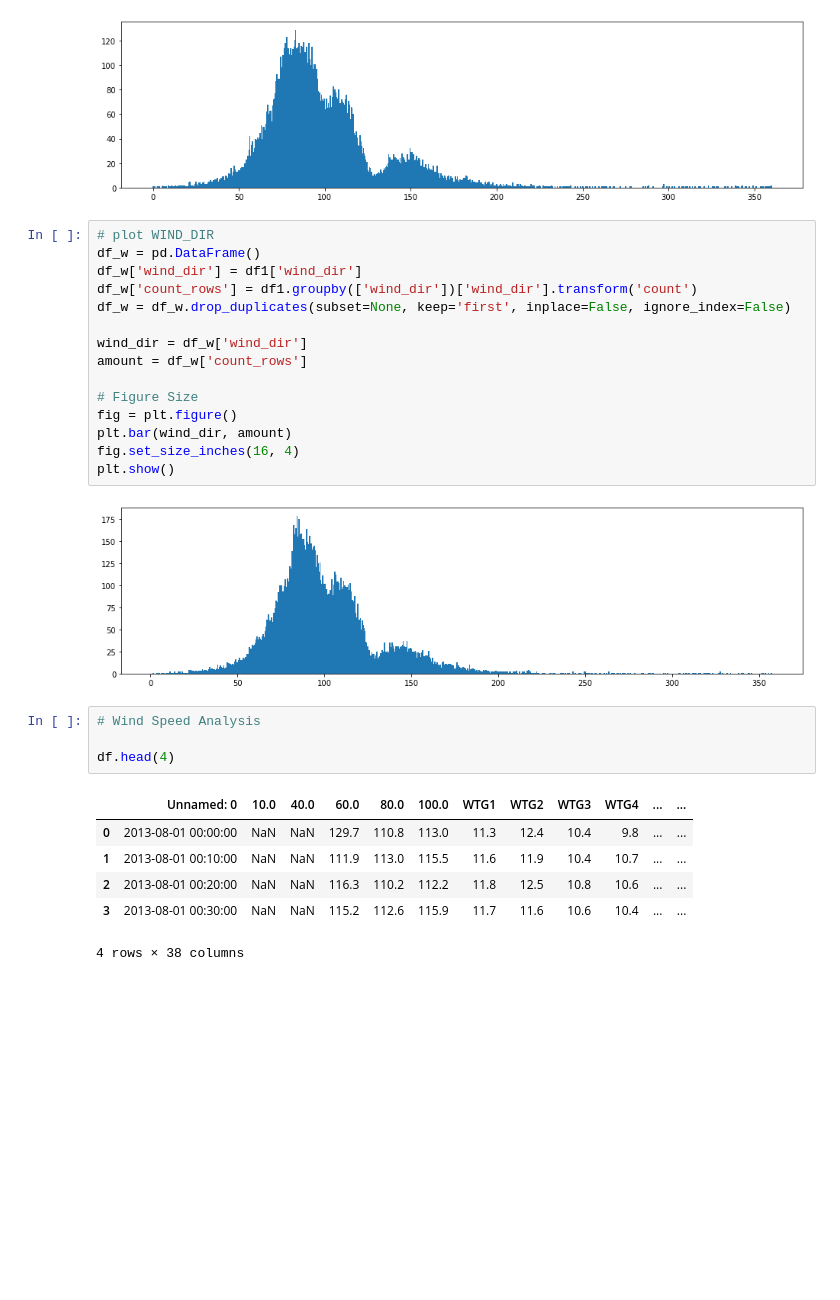
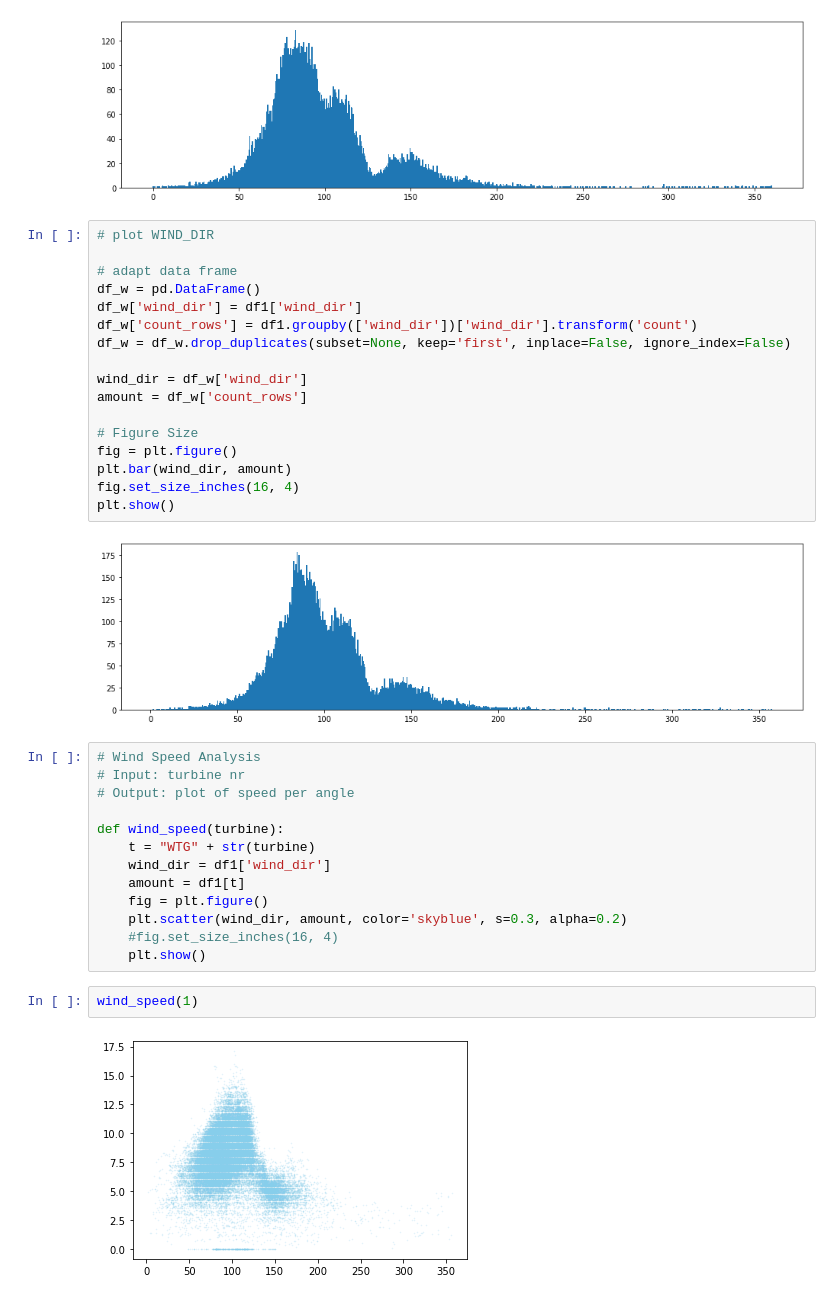
Before and after one commit to GStechschulte/wake_effect, a Jupyter notebook: delta_wind_velocity/analysis_wind_speed_&_direction.ipynb, the cells around one changed output. Saved outputs shown, nothing was run; the diff lists cells and outputs as text; blank space fills up the shorter version.

```diff
--- a/delta_wind_velocity/analysis_wind_speed_&_direction.ipynb
+++ b/delta_wind_velocity/analysis_wind_speed_&_direction.ipynb
@@ -109,6 +111,8 @@ plt.show()
 [figure]
 # %%
 # plot WIND_DIR
+
+# adapt data frame
 df_w = pd.DataFrame()
 df_w['wind_dir'] = df1['wind_dir']
 df_w['count_rows'] = df1.groupby(['wind_dir'])['wind_dir'].transform('count')
@@ -124,15 +128,21 @@ fig.set_size_inches(16, 4)
 plt.show()
 # %% [output]
 [figure]
-# %%
-# Wind Speed Analysis
-
-df.head(4)
-# %% [output]
-|  | Unnamed: 0 | 10.0 | 40.0 | 60.0 | 80.0 | 100.0 | WTG1 | WTG2 | WTG3 | WTG4 | ... | ... |
-| 0 | 2013-08-01 00:00:00 | NaN | NaN | 129.7 | 110.8 | 113.0 | 11.3 | 12.4 | 10.4 | 9.8 | ... | ... |
-| 1 | 2013-08-01 00:10:00 | NaN | NaN | 111.9 | 113.0 | 115.5 | 11.6 | 11.9 | 10.4 | 10.7 | ... | ... |
-| 2 | 2013-08-01 00:20:00 | NaN | NaN | 116.3 | 110.2 | 112.2 | 11.8 | 12.5 | 10.8 | 10.6 | ... | ... |
-| 3 | 2013-08-01 00:30:00 | NaN | NaN | 115.2 | 112.6 | 115.9 | 11.7 | 11.6 | 10.6 | 10.4 | ... | ... |
-4 rows × 38 columns
+# %%
+# Wind Speed Analysis
+# Input: turbine nr
+# Output: plot of speed per angle
+
+def wind_speed(turbine):
+    t = "WTG" + str(turbine)
+    wind_dir = df1['wind_dir']
+    amount = df1[t]
+    fig = plt.figure()
+    plt.scatter(wind_dir, amount, color='skyblue', s=0.3, alpha=0.2)
+    #fig.set_size_inches(16, 4)
+    plt.show()
+# %%
+wind_speed(1)
+# %% [output]
+[figure, added]
 # %%
```
Also changed, not shown: parts of 3 cells of this notebook.
